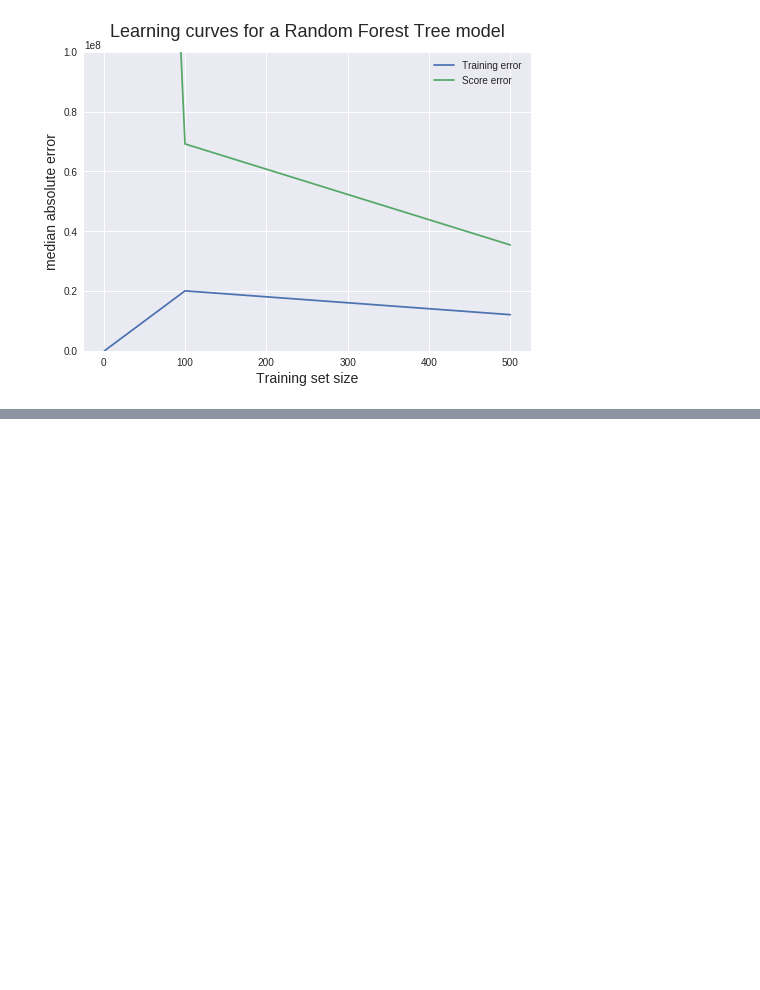
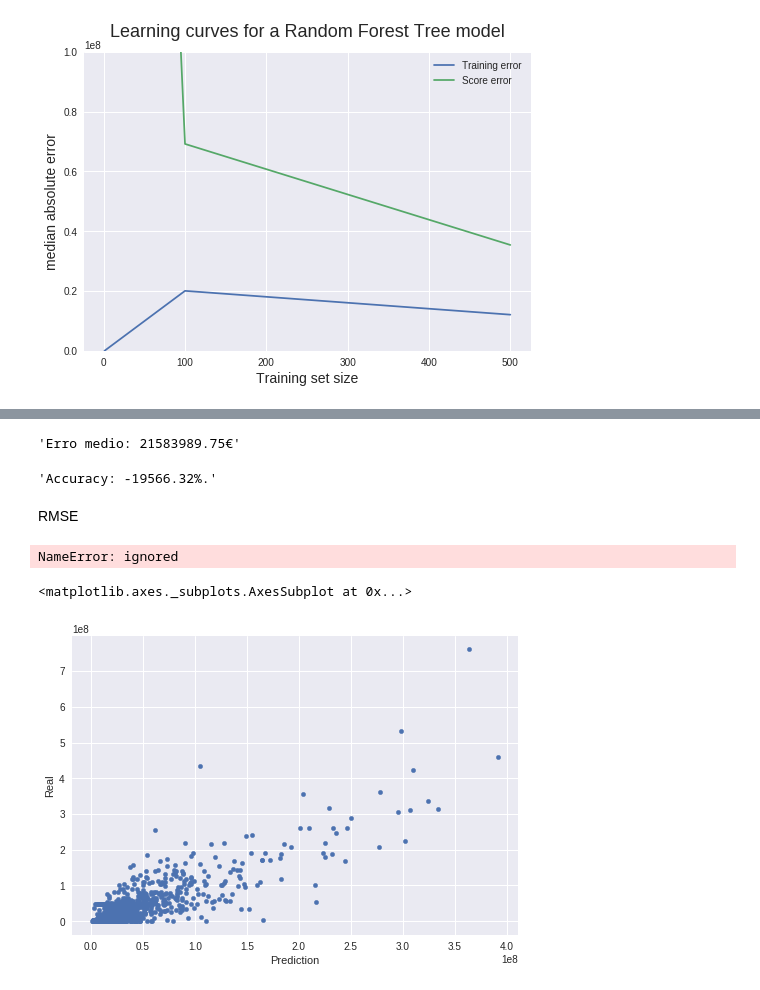
Before and after one commit to GoncNeto/Data-Science, a Jupyter notebook: TPC6_pt2_Oficial.ipynb, the cells around one changed output, grey strips where cells are left out. Drawn from its saved outputs; the diff is of its cells as text; code cells hidden in the pictures; blank space fills up the shorter version.

```diff
--- a/TPC6_pt2_Oficial.ipynb
+++ b/TPC6_pt2_Oficial.ipynb
@@ -204,0 +168,7 @@ plt.ylim(0,100000000)
+# %%
+train_features, test_features, train_labels, test_labels = train_test_split(movies_dbb, target, test_size = 0.20, random_state = 50)
+
+display('Training Features Shape:'+ str(train_features.shape))
+display('Training Labels Shape:'+ str(train_labels.shape))
+display('Testing Features Shape:'+ str(test_features.shape))
+display('Testing Labels Shape:'+ str(test_labels.shape))
@@ -204,0 +180,33 @@ plt.ylim(0,100000000)
+# %%
+# Instantiate model with 1000 decision trees
+
+rf = RandomForestRegressor(n_estimators = 1000, random_state = 50)
+rf.fit(train_features, train_labels);
+# %%
+predictions = rf.predict(test_features)
+errors = abs(predictions - test_labels)
+
+display('Erro medio: '+str(round((np.mean(errors)), 2))+'€')
+# %% [output]
+'Erro medio: 21583989.75€'
+# %%
+# Calculate mean absolute percentage error (MAPE)
+mape = 100 * (errors / test_labels)
+# Calculate and display accuracy
+accuracy = 100 - np.mean(mape)
+display('Accuracy: '+ str(round(accuracy, 2))+ '%.')
+# %% [output]
+'Accuracy: -19566.32%.'
+# %% [markdown]
+RMSE
+# %%
+display("RMSE: "+ str(np.sqrt(metrics.mean_squared_error(predictions, test_labels))))
+# %% [output]
+NameError: ignored
+# %%
+Values = pd.DataFrame({'Prediction':predictions, 'Real':test_labels})
+Values = Values.sort_values(['Prediction'], ascending=[True])
+Values.plot('Prediction', 'Real', kind='scatter')
+# %% [output]
+<matplotlib.axes._subplots.AxesSubplot at 0x...>
+[figure, added]
```
Also changed, not shown: parts of 15 cells of this notebook.
